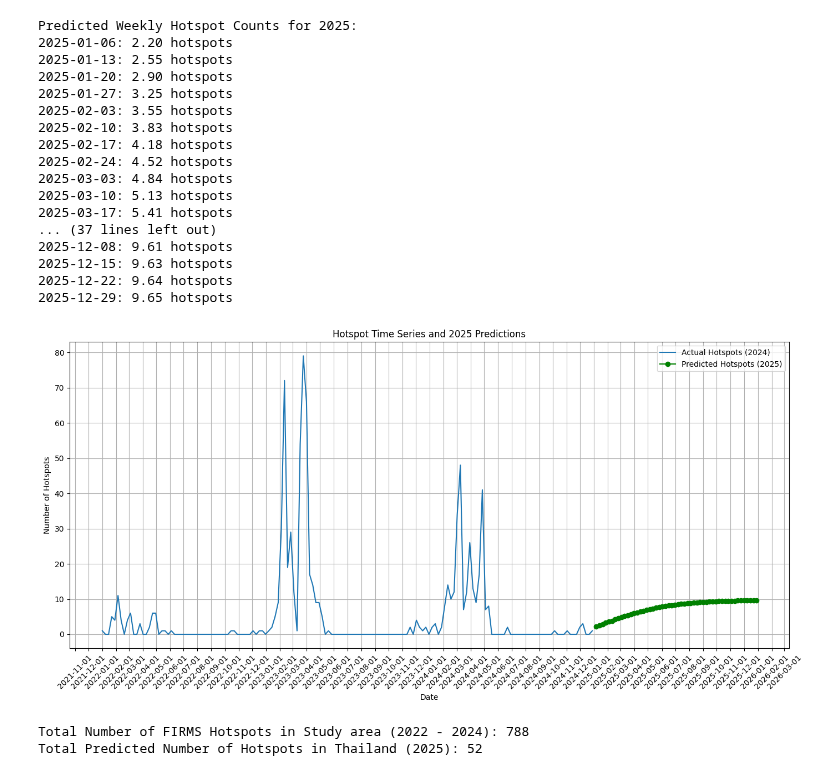
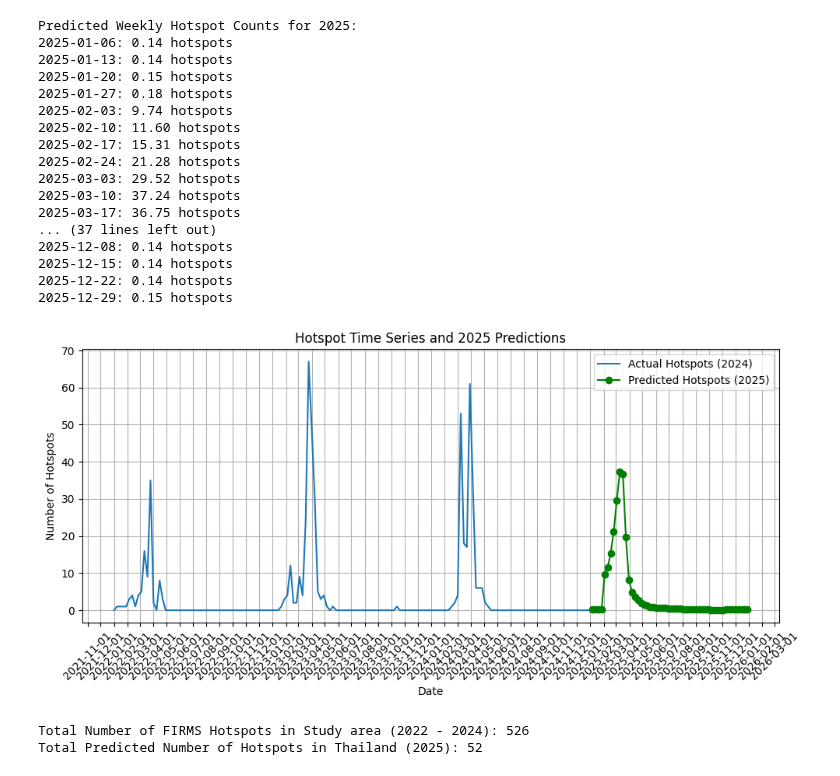
Before and after one commit to dookda/cmu_water_balance, a Jupyter notebook: prediction_hotspot_lstm_predicted_for2025_colab.ipynb, the cells around one changed output. Saved outputs shown, nothing was run; the diff lists cells and outputs as text; code cells hidden in the pictures.

```diff
--- a/prediction_hotspot_lstm_predicted_for2025_colab.ipynb
+++ b/prediction_hotspot_lstm_predicted_for2025_colab.ipynb
@@ -129,10 +120,16 @@ def add_ee_layer(ee_object, vis_params, name):
         print(f"Error adding {name} layer: {e}")
 
 # Initialize Folium map
-m = folium.Map(location=[18.6700, 100.5925], zoom_start=10)
+f = folium.Figure(height=400)
+# m = folium.Map(location=map_center, zoom_start=12)
+m = folium.Map(location=[18.6700, 100.5925], zoom_start=10).add_to(f)
 add_ee_layer(study_area, {'color': 'yellow'}, 'Thailand Boundary')
 add_ee_layer(flattened_points, {'color': 'red'}, 'FIRMS Hotspots')
 m.add_child(folium.LayerControl())
+
+# flipped_polygon = [[lat, lng] for lng, lat in study_area]
+# print(study_area.getInfo())
+m.fit_bounds(study_area.getInfo())
 # m.save('thailand_hotspots.html')
 m
 # %% [output]
@@ -139,7 +137,22 @@ m
 [interactive output not drawn]
 # %%
+# Extract hotspot data
+hotspot = df['hotspot'].values
+
+# Normalize data
+scaler = MinMaxScaler()
+hotspot_normalized = scaler.fit_transform(hotspot.reshape(-1, 1))
+
+# Create sequences for LSTM
+def create_sequences(data, seq_len):
+    X, y = [], []
+    for i in range(len(data) - seq_len):
+        X.append(data[i:i+seq_len])
+        y.append(data[i+seq_len])
+    return np.array(X), np.array(y)
+
 # define sequence length
-sequence_length = 8
+sequence_length = 42
 X, y = create_sequences(hotspot_normalized, sequence_length)
 
 # Split into train/test (80/20)
@@ -318,49 +380,49 @@ for date, hotspot_count in zip(future_dates, predicted_hotspots_2025):
 
 
 # Step 13: Plot actual and predicted hotspots for 2025
 actual_series = pd.Series(scaler.inverse_transform(hotspot_normalized).flatten(), index=df.index)
 predicted_series_2025 = pd.Series(predicted_hotspots_2025, index=future_dates)
 combined_series = pd.concat([actual_series, predicted_series_2025])
 
-plt.figure(figsize=(14, 7))
+plt.figure(figsize=(10, 5))
 plt.plot(actual_series.index, actual_series.values, label='Actual Hotspots (2024)')
 plt.plot(predicted_series_2025.index, predicted_series_2025.values, 'go-', label='Predicted Hotspots (2025)')
 plt.xlabel('Date')
 plt.ylabel('Number of Hotspots')
 plt.title('Hotspot Time Series and 2025 Predictions')
 plt.legend()
 plt.grid(True)
 plt.gca().xaxis.set_major_formatter(mdates.DateFormatter('%Y-%m-%d'))
 plt.gca().xaxis.set_major_locator(mdates.MonthLocator())
 plt.xticks(rotation=45)
 plt.tight_layout()
 plt.savefig('hotspot_predictions_2025.png')
 plt.show()
 
 # Step 14: Print total hotspot count for 2024
 total_count = flattened_points.size().getInfo()
 print(f"Total Number of FIRMS Hotspots in Study area ({date_start.get('year').getInfo()} - {date_end.get('year').getInfo()}): {total_count}")
 # Step 15: Print total hotspot count for 2025
 total_count_2025 = len(predicted_hotspots_2025)
 print(f'Total Predicted Number of Hotspots in Thailand (2025): {total_count_2025}')
 # %% [output]
 Predicted Weekly Hotspot Counts for 2025:
-2025-01-06: 2.20 hotspots
-2025-01-13: 2.55 hotspots
-2025-01-20: 2.90 hotspots
-2025-01-27: 3.25 hotspots
-2025-02-03: 3.55 hotspots
-2025-02-10: 3.83 hotspots
-2025-02-17: 4.18 hotspots
-2025-02-24: 4.52 hotspots
-2025-03-03: 4.84 hotspots
-2025-03-10: 5.13 hotspots
-2025-03-17: 5.41 hotspots
+2025-01-06: 0.14 hotspots
+2025-01-13: 0.14 hotspots
+2025-01-20: 0.15 hotspots
+2025-01-27: 0.18 hotspots
+2025-02-03: 9.74 hotspots
+2025-02-10: 11.60 hotspots
+2025-02-17: 15.31 hotspots
+2025-02-24: 21.28 hotspots
+2025-03-03: 29.52 hotspots
+2025-03-10: 37.24 hotspots
+2025-03-17: 36.75 hotspots
 ... (37 lines left out)
-2025-12-08: 9.61 hotspots
-2025-12-15: 9.63 hotspots
-2025-12-22: 9.64 hotspots
-2025-12-29: 9.65 hotspots
+2025-12-08: 0.14 hotspots
+2025-12-15: 0.14 hotspots
+2025-12-22: 0.14 hotspots
+2025-12-29: 0.15 hotspots
-[figure, old version]
+[figure, new version]
-Total Number of FIRMS Hotspots in Study area (2022 - 2024): 788
+Total Number of FIRMS Hotspots in Study area (2022 - 2024): 526
 Total Predicted Number of Hotspots in Thailand (2025): 52
```
Also changed, not shown: parts of 6 cells of this notebook.
